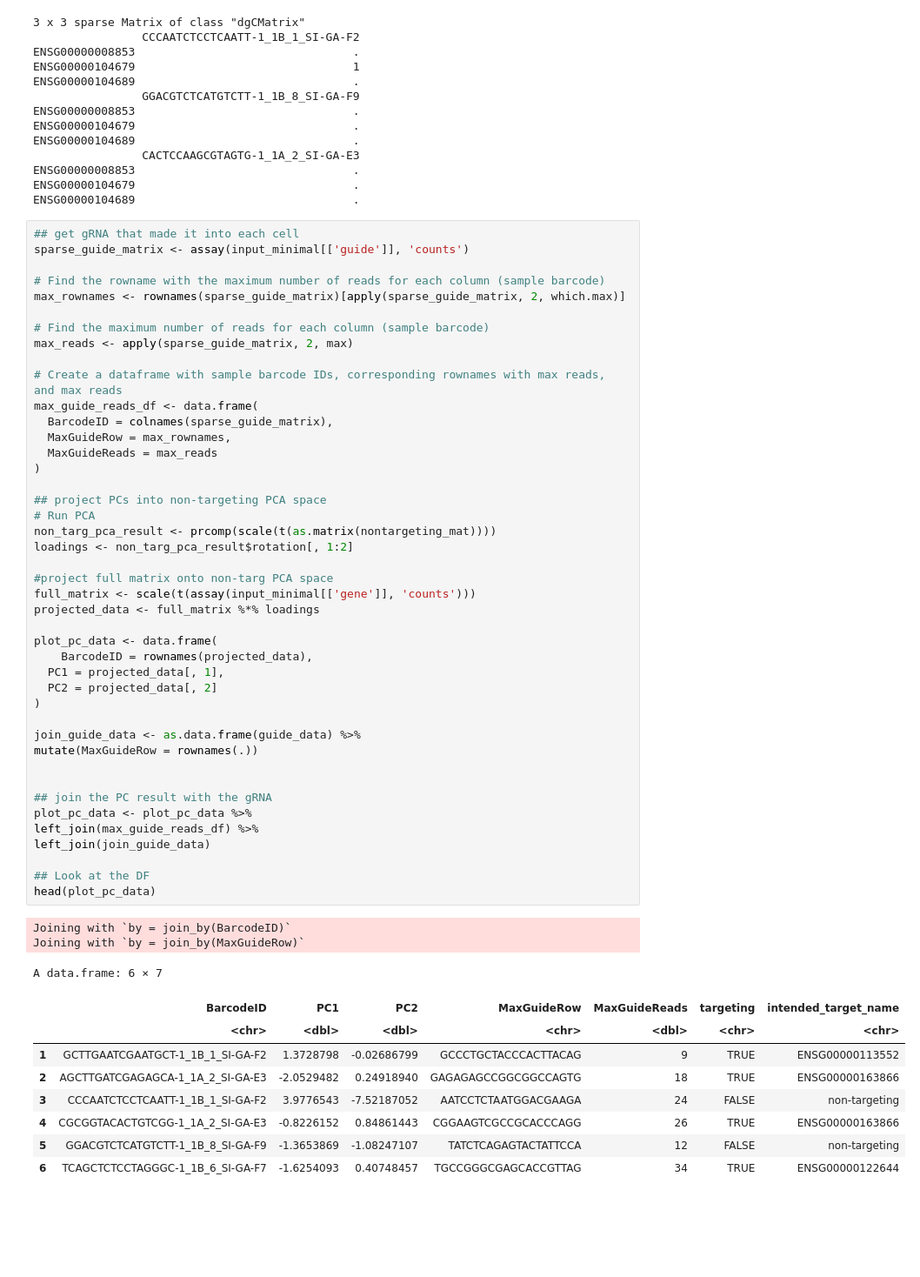
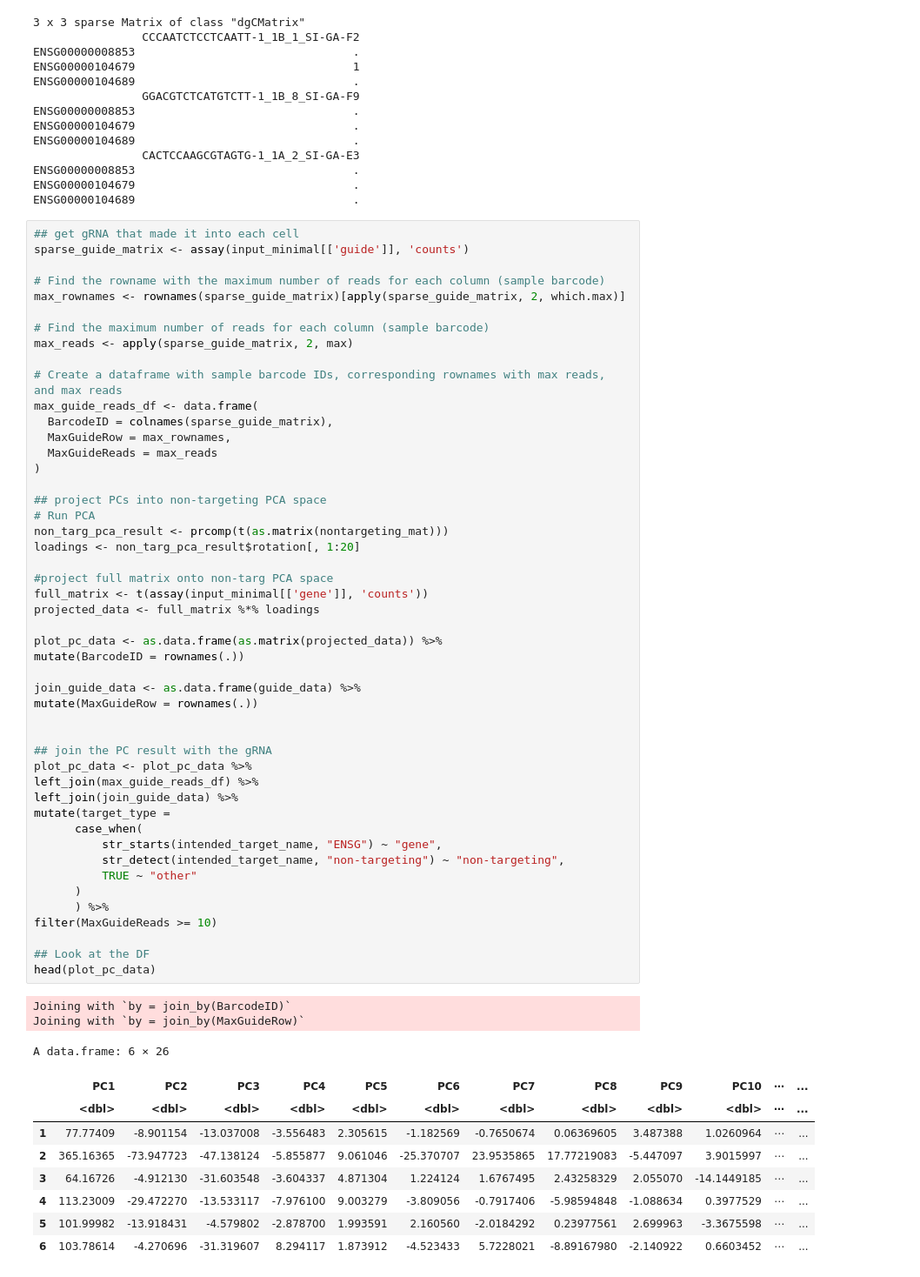
Before and after one commit to anderseng/CRISPR-JAMBOREE, a Jupyter notebook: single-cell/inference/groberts-data-demo.ipynb, the cells around one changed output. Shown at 87% size. Drawn from its saved outputs; the diff is of its cells as text; blank space fills up the shorter version.

```diff
--- a/single-cell/inference/groberts-data-demo.ipynb
+++ b/single-cell/inference/groberts-data-demo.ipynb
@@ -151,49 +155,54 @@ max_rownames <- rownames(sparse_guide_matrix)[apply(sparse_guide_matrix, 2, whic
 # Find the maximum number of reads for each column (sample barcode)
 max_reads <- apply(sparse_guide_matrix, 2, max)
 
 # Create a dataframe with sample barcode IDs, corresponding rownames with max reads, and max reads
 max_guide_reads_df <- data.frame(
   BarcodeID = colnames(sparse_guide_matrix),
   MaxGuideRow = max_rownames,
   MaxGuideReads = max_reads
 )
 
 ## project PCs into non-targeting PCA space
 # Run PCA
-non_targ_pca_result <- prcomp(scale(t(as.matrix(nontargeting_mat))))
-loadings <- non_targ_pca_result$rotation[, 1:2]
+non_targ_pca_result <- prcomp(t(as.matrix(nontargeting_mat)))
+loadings <- non_targ_pca_result$rotation[, 1:20]
 
 #project full matrix onto non-targ PCA space
-full_matrix <- scale(t(assay(input_minimal[['gene']], 'counts')))
+full_matrix <- t(assay(input_minimal[['gene']], 'counts'))
 projected_data <- full_matrix %*% loadings
 
-plot_pc_data <- data.frame(
-    BarcodeID = rownames(projected_data),
-  PC1 = projected_data[, 1],
-  PC2 = projected_data[, 2]
-)
+plot_pc_data <- as.data.frame(as.matrix(projected_data)) %>%
+mutate(BarcodeID = rownames(.))
 
 join_guide_data <- as.data.frame(guide_data) %>%
 mutate(MaxGuideRow = rownames(.))
 
 
 ## join the PC result with the gRNA
 plot_pc_data <- plot_pc_data %>%
 left_join(max_guide_reads_df) %>%
-left_join(join_guide_data)
+left_join(join_guide_data) %>%
+mutate(target_type =
+      case_when(
+          str_starts(intended_target_name, "ENSG") ~ "gene",
+          str_detect(intended_target_name, "non-targeting") ~ "non-targeting",
+          TRUE ~ "other"
+      )
+      ) %>%
+filter(MaxGuideReads >= 10)
 
 ## Look at the DF
 head(plot_pc_data)
 # %% [output]
 Joining with `by = join_by(BarcodeID)`
 Joining with `by = join_by(MaxGuideRow)`
-A data.frame: 6 × 7
+A data.frame: 6 × 26
-|  | BarcodeID | PC1 | PC2 | MaxGuideRow | MaxGuideReads | targeting | intended_target_name |
-|  | <chr> | <dbl> | <dbl> | <chr> | <dbl> | <chr> | <chr> |
-| 1 | GCTTGAATCGAATGCT-1_1B_1_SI-GA-F2 | 1.3728798 | -0.02686799 | GCCCTGCTACCCACTTACAG | 9 | TRUE | ENSG00000113552 |
-| 2 | AGCTTGATCGAGAGCA-1_1A_2_SI-GA-E3 | -2.0529482 | 0.24918940 | GAGAGAGCCGGCGGCCAGTG | 18 | TRUE | ENSG00000163866 |
-| 3 | CCCAATCTCCTCAATT-1_1B_1_SI-GA-F2 | 3.9776543 | -7.52187052 | AATCCTCTAATGGACGAAGA | 24 | FALSE | non-targeting |
-| 4 | CGCGGTACACTGTCGG-1_1A_2_SI-GA-E3 | -0.8226152 | 0.84861443 | CGGAAGTCGCCGCACCCAGG | 26 | TRUE | ENSG00000163866 |
-| 5 | GGACGTCTCATGTCTT-1_1B_8_SI-GA-F9 | -1.3653869 | -1.08247107 | TATCTCAGAGTACTATTCCA | 12 | FALSE | non-targeting |
-| 6 | TCAGCTCTCCTAGGGC-1_1B_6_SI-GA-F7 | -1.6254093 | 0.40748457 | TGCCGGGCGAGCACCGTTAG | 34 | TRUE | ENSG00000122644 |
+|  | PC1 | PC2 | PC3 | PC4 | PC5 | PC6 | PC7 | PC8 | PC9 | PC10 | ⋯ | ... |
+|  | <dbl> | <dbl> | <dbl> | <dbl> | <dbl> | <dbl> | <dbl> | <dbl> | <dbl> | <dbl> | ⋯ | ... |
+| 1 | 77.77409 | -8.901154 | -13.037008 | -3.556483 | 2.305615 | -1.182569 | -0.7650674 | 0.06369605 | 3.487388 | 1.0260964 | ⋯ | ... |
+| 2 | 365.16365 | -73.947723 | -47.138124 | -5.855877 | 9.061046 | -25.370707 | 23.9535865 | 17.77219083 | -5.447097 | 3.9015997 | ⋯ | ... |
+| 3 | 64.16726 | -4.912130 | -31.603548 | -3.604337 | 4.871304 | 1.224124 | 1.6767495 | 2.43258329 | 2.055070 | -14.1449185 | ⋯ | ... |
+| 4 | 113.23009 | -29.472270 | -13.533117 | -7.976100 | 9.003279 | -3.809056 | -0.7917406 | -5.98594848 | -1.088634 | 0.3977529 | ⋯ | ... |
+| 5 | 101.99982 | -13.918431 | -4.579802 | -2.878700 | 1.993591 | 2.160560 | -2.0184292 | 0.23977561 | 2.699963 | -3.3675598 | ⋯ | ... |
+| 6 | 103.78614 | -4.270696 | -31.319607 | 8.294117 | 1.873912 | -4.523433 | 5.7228021 | -8.89167980 | -2.140922 | 0.6603452 | ⋯ | ... |
 # %%
```
Also changed, not shown: parts of 2 cells of this notebook.
